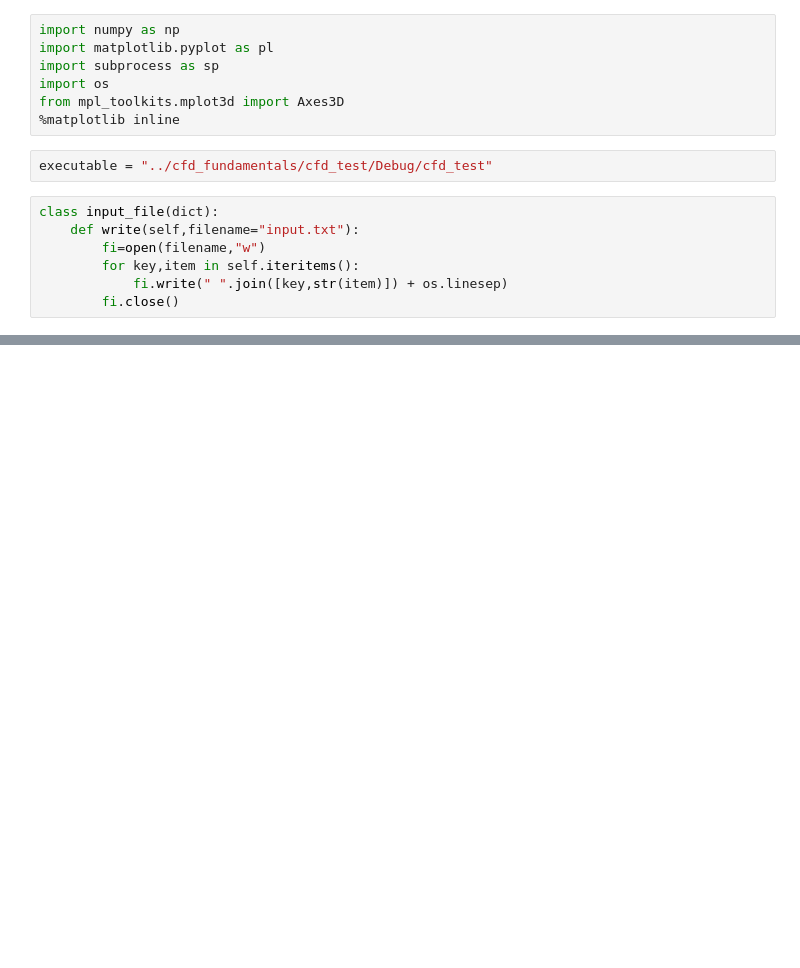
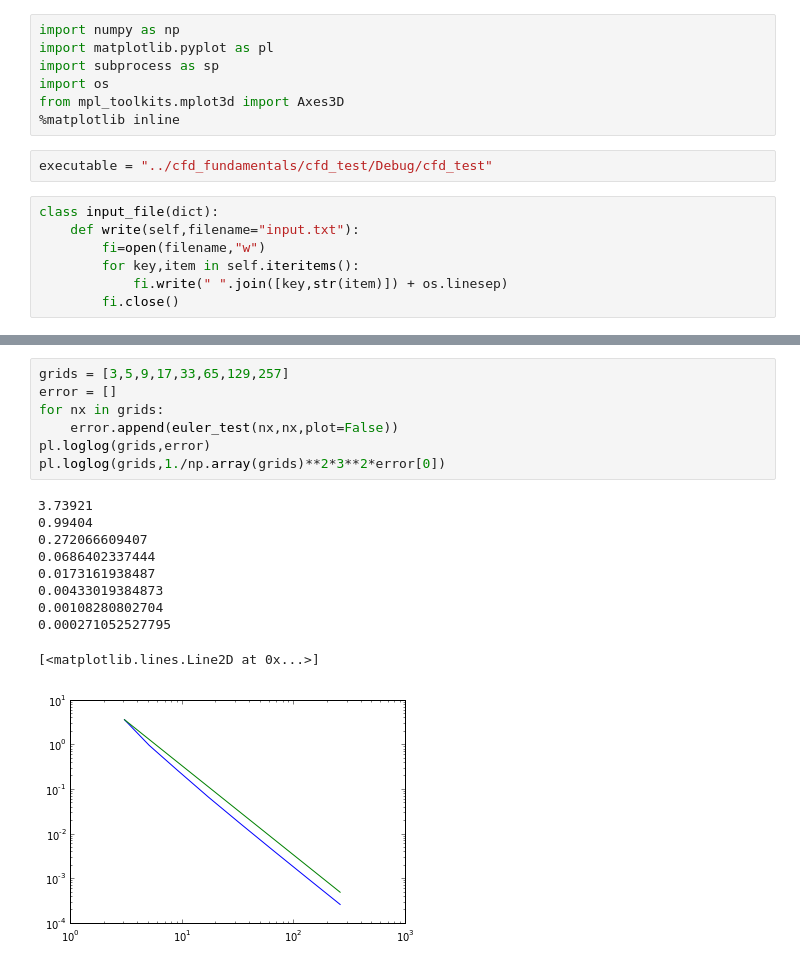
Before and after one commit to janvonrickenbach/Cfd_fundamentals, a Jupyter notebook: Cfd_fund.ipynb, the cells around one changed output, grey strips where cells are left out. Saved outputs shown, nothing was run; the diff lists cells and outputs as text; blank space fills up the shorter version.

```diff
--- a/Cfd_fund.ipynb
+++ b/Cfd_fund.ipynb
@@ -106,0 +300,18 @@ print("Test summary",output)
+# %%
+grids = [3,5,9,17,33,65,129,257]
+error = []
+for nx in grids:
+    error.append(euler_test(nx,nx,plot=False))
+pl.loglog(grids,error)
+pl.loglog(grids,1./np.array(grids)**2*3**2*error[0])
+# %% [output]
+3.73921
+0.99404
+0.272066609407
+0.0686402337444
+0.0173161938487
+0.00433019384873
+0.00108280802704
+0.000271052527795
+[<matplotlib.lines.Line2D at 0x...>]
+[figure, added]
```
Also changed, not shown: parts of 7 cells of this notebook, 17 other files.
